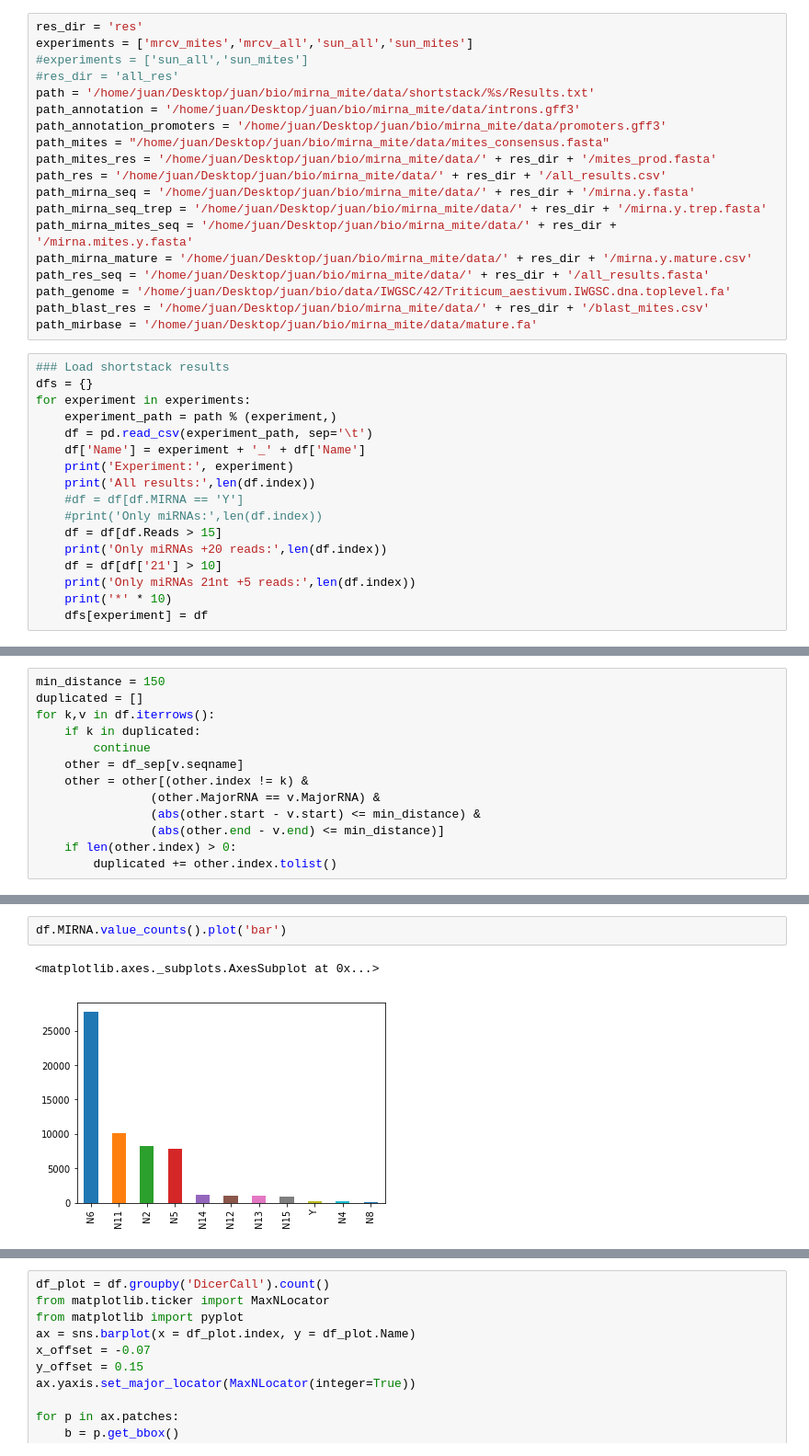
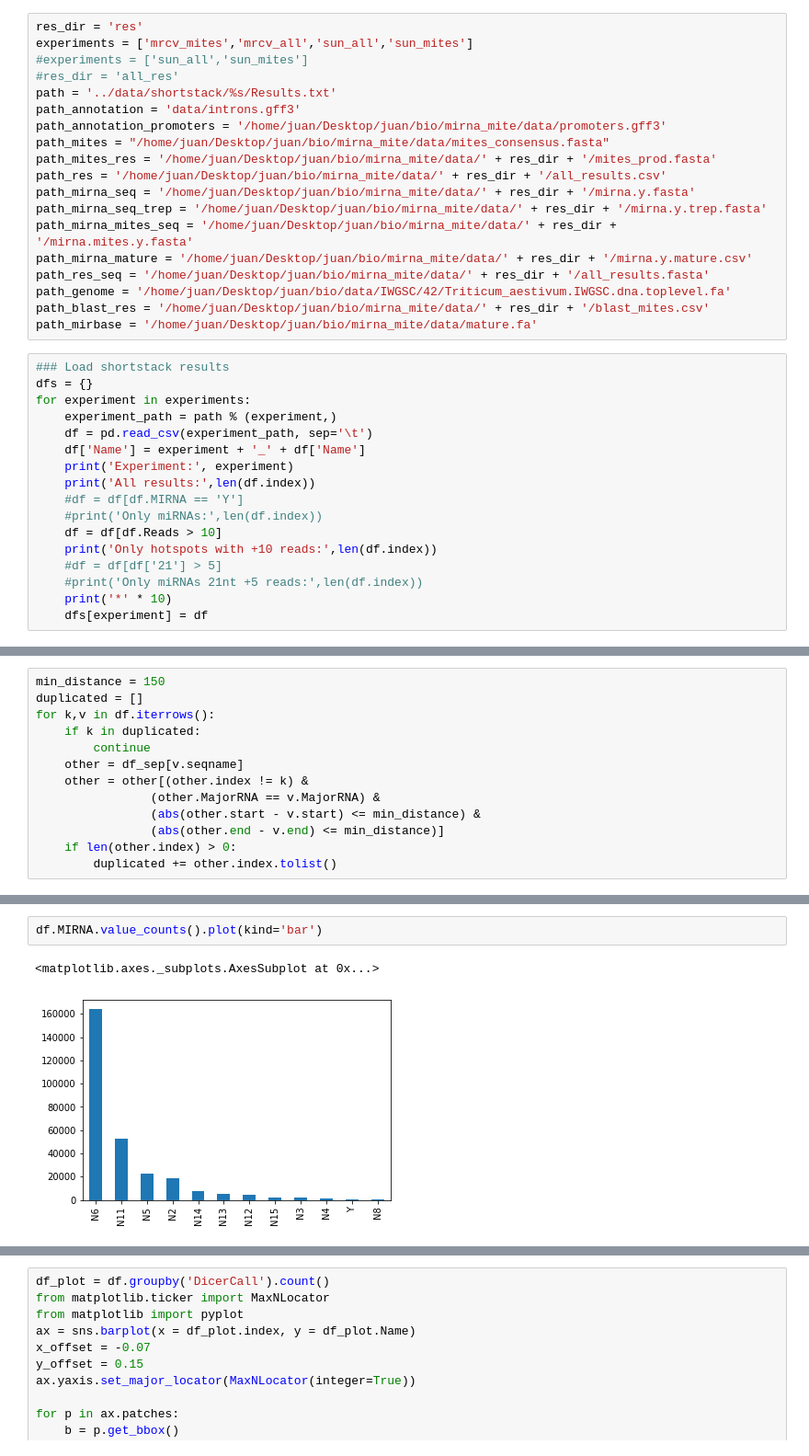
Before and after one commit to juancresc/mirna_mite, a Jupyter notebook: 2_analysis/1_analysis.ipynb, the cells around one changed output, grey strips where cells are left out. Shown: that part at 92% size. Drawn from its saved outputs; the diff is of its cells as text.

```diff
--- a/2_analysis/1_analysis.ipynb
+++ b/2_analysis/1_analysis.ipynb
@@ -10,8 +10,8 @@ res_dir = 'res'
 experiments = ['mrcv_mites','mrcv_all','sun_all','sun_mites']
 #experiments = ['sun_all','sun_mites']
 #res_dir = 'all_res'
-path = '/home/juan/Desktop/juan/bio/mirna_mite/data/shortstack/%s/Results.txt'
-path_annotation = '/home/juan/Desktop/juan/bio/mirna_mite/data/introns.gff3'
+path = '../data/shortstack/%s/Results.txt'
+path_annotation = 'data/introns.gff3'
 path_annotation_promoters = '/home/juan/Desktop/juan/bio/mirna_mite/data/promoters.gff3'
 path_mites = "/home/juan/Desktop/juan/bio/mirna_mite/data/mites_consensus.fasta"
 path_mites_res = '/home/juan/Desktop/juan/bio/mirna_mite/data/' + res_dir + '/mites_prod.fasta'
@@ -35,10 +35,10 @@ for experiment in experiments:
     print('All results:',len(df.index))
     #df = df[df.MIRNA == 'Y']
     #print('Only miRNAs:',len(df.index))
-    df = df[df.Reads > 15]
-    print('Only miRNAs +20 reads:',len(df.index))
-    df = df[df['21'] > 10]
-    print('Only miRNAs 21nt +5 reads:',len(df.index))
+    df = df[df.Reads > 10]
+    print('Only hotspots with +10 reads:',len(df.index))
+    #df = df[df['21'] > 5]
+    #print('Only miRNAs 21nt +5 reads:',len(df.index))
     print('*' * 10)
     dfs[experiment] = df
 # %% [output]
@@ -168,9 +165,9 @@ N8        26
 Name: MIRNA, dtype: int64
 # %%
-df.MIRNA.value_counts().plot('bar')
+df.MIRNA.value_counts().plot(kind='bar')
 # %% [output]
 <matplotlib.axes._subplots.AxesSubplot at 0x...>
-[figure, old version]
+[figure, new version]
 # %%
 df = df[df.MIRNA == 'Y']
 print('Only miRNAs:',len(df.index))
```
Also changed, not shown: parts of 12 cells of this notebook, 4 other files.
